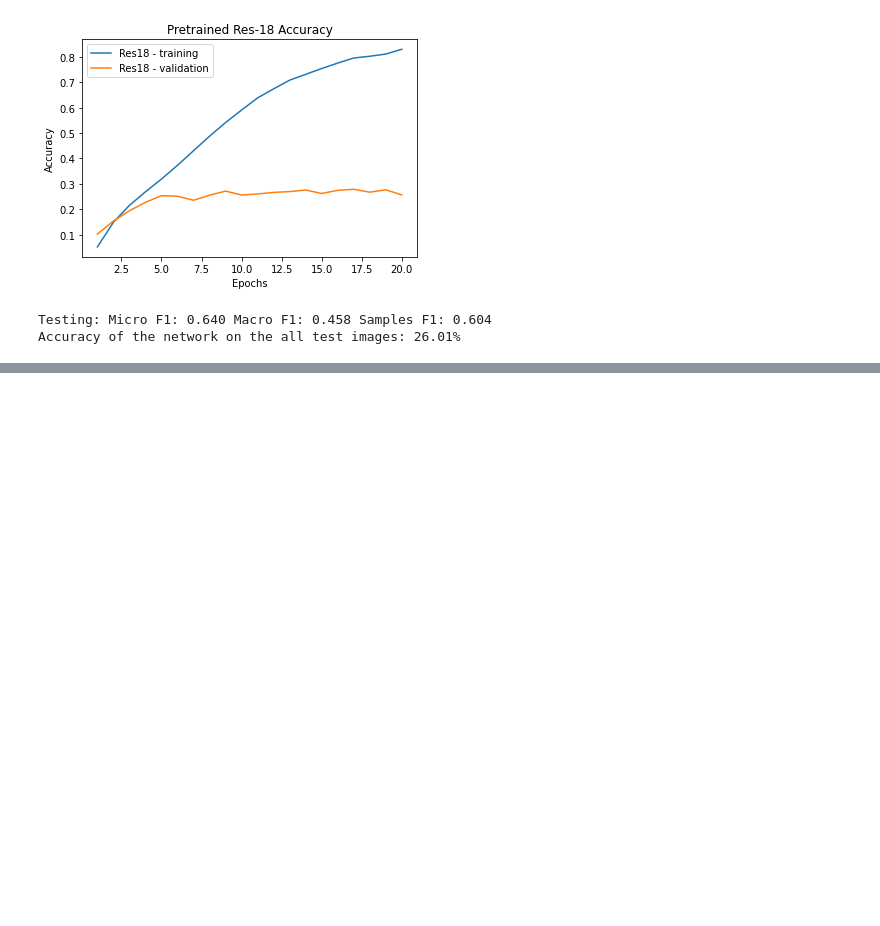
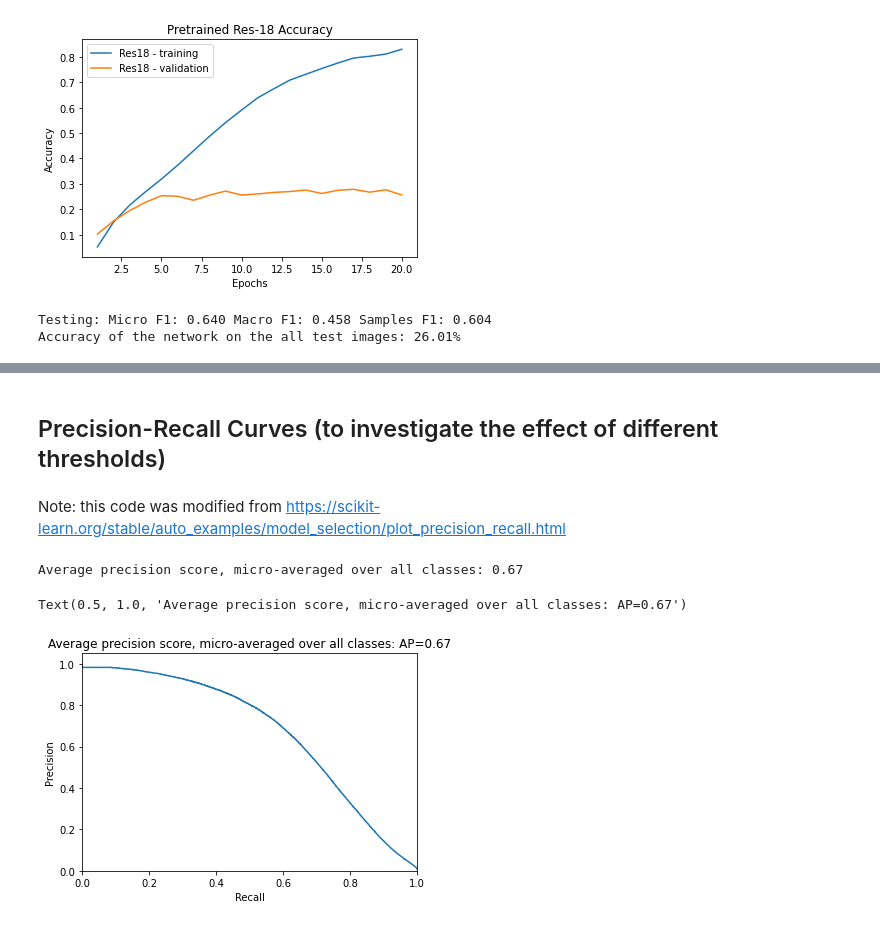
Before and after one commit to VivekShankar/CS231N_FinalProject, a Jupyter notebook: ingredient_classification/ingredient_classification_res.ipynb, the cells around one changed output, grey strips where cells are left out. Saved outputs shown, nothing was run; the diff lists cells and outputs as text; code cells hidden in the pictures; blank space fills up the shorter version.

Commit message:
Add Precision/Recall statistics for ingredient classification

```diff
--- a/ingredient_classification/ingredient_classification_res.ipynb
+++ b/ingredient_classification/ingredient_classification_res.ipynb
@@ -358,0 +381,3 @@ Accuracy of the network on the all test images: 26.01%
+# %%
+y_score = np.array(y_score)
+y_test = np.array(y_test)
@@ -358,0 +493,42 @@ Accuracy of the network on the all test images: 26.01%
+# %% [markdown]
+## Precision-Recall Curves (to investigate the effect of different thresholds)
+# %% [markdown]
+Note: this code was modified from https://scikit-learn.org/stable/auto_examples/model_selection/plot_precision_recall.html
+# %%
+from sklearn.metrics import precision_recall_curve
+from sklearn.metrics import average_precision_score
+
+# For each class
+precision = dict()
+recall = dict()
+average_precision = dict()
+n_classes = 353
+thresholds = dict()
+for i in range(n_classes):
+    precision[i], recall[i], thresholds[i] = precision_recall_curve(y_test[:, i],
+                                                        y_score[:, i])
+    average_precision[i] = average_precision_score(y_test[:, i], y_score[:, i])
+
+# A "micro-average": quantifying score on all classes jointly
+precision["micro"], recall["micro"], _ = precision_recall_curve(y_test.ravel(),
+    y_score.ravel())
+average_precision["micro"] = average_precision_score(y_test, y_score,
+                                                     average="micro")
+print('Average precision score, micro-averaged over all classes: {0:0.2f}'
+      .format(average_precision["micro"]))
+# %% [output]
+Average precision score, micro-averaged over all classes: 0.67
+# %%
+plt.figure()
+plt.step(recall['micro'], precision['micro'], where='post')
+
+plt.xlabel('Recall')
+plt.ylabel('Precision')
+plt.ylim([0.0, 1.05])
+plt.xlim([0.0, 1.0])
+plt.title(
+    'Average precision score, micro-averaged over all classes: AP={0:0.2f}'
+    .format(average_precision["micro"]))
+# %% [output]
+Text(0.5, 1.0, 'Average precision score, micro-averaged over all classes: AP=0.67')
+[figure, added]
```
Also changed, not shown: parts of 14 cells of this notebook.
